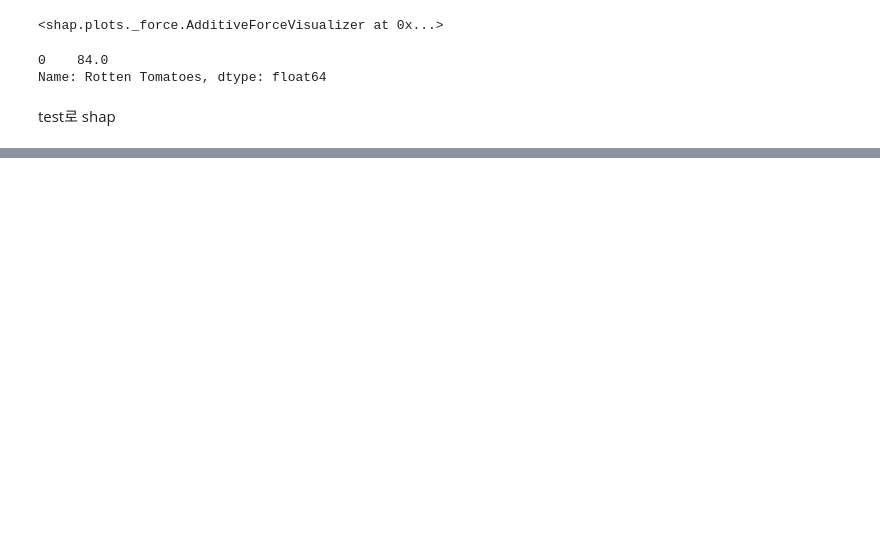
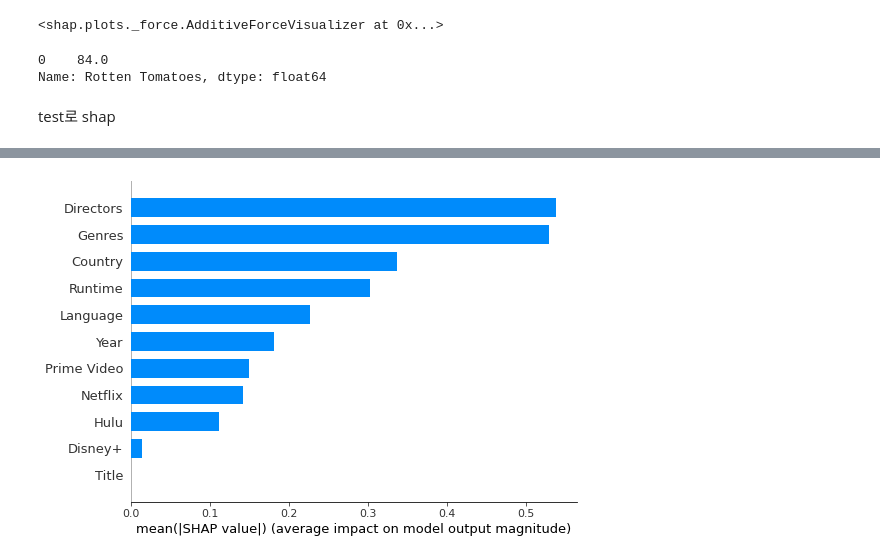
Before and after one commit to jiho-kang/Data_Analysis_Project, a Jupyter notebook: [project2]_Movies_on_streaming_platform.ipynb, the cells around one changed output, grey strips where cells are left out. Saved outputs shown, nothing was run; the diff lists cells and outputs as text; code cells hidden in the pictures; blank space fills up the shorter version.

```diff
--- a/[project2]_Movies_on_streaming_platform.ipynb
+++ b/[project2]_Movies_on_streaming_platform.ipynb
@@ -1302,0 +2320,4 @@ test로 shap
+# %%
+shap.summary_plot(shap_values, X_test_encoded.iloc[:300], plot_type="bar")
+# %% [output]
+[figure, added]
```
Also changed, not shown: parts of 89 cells of this notebook.
